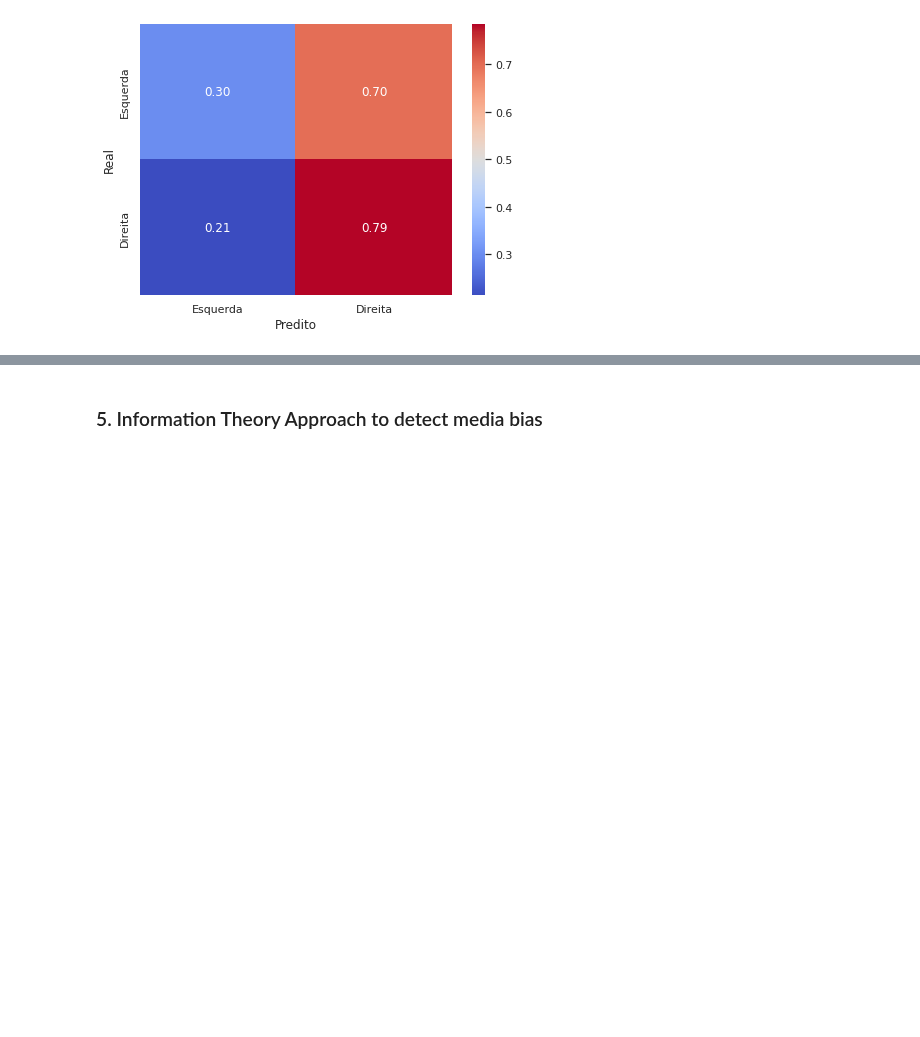
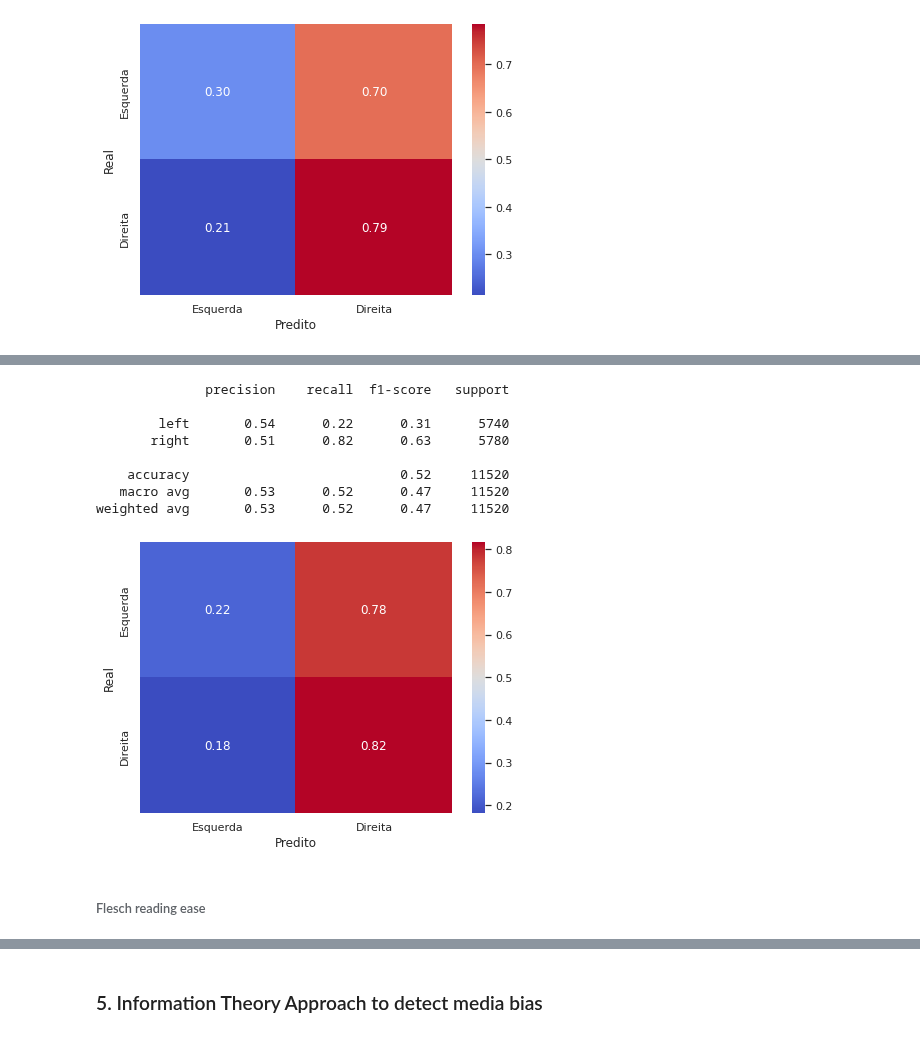
Before and after one commit to ldocarvalho/portals-bias, a Jupyter notebook: portals_bias.ipynb, the cells around one changed output, grey strips where cells are left out. Drawn from its saved outputs; the diff is of its cells as text; code cells hidden in the pictures; blank space fills up the shorter version.

Commit message:
Readability experiment with News-February dataset

```diff
--- a/portals_bias.ipynb
+++ b/portals_bias.ipynb
@@ -789,0 +792,4 @@ weighted avg       0.56      0.54      0.52      4960
+# %%
+df_readability_names = ["flesch-kincaid", "flesch-reading-ease", "dale-chall", "gunning-fog", "bias"]
+df_readability = pd.DataFrame(columns = df_readability_names)
+df_readability
@@ -789,0 +798,16 @@ weighted avg       0.56      0.54      0.52      4960
+# %%
+import textstat
+
+for value in df_news_february.values:
+  bias = ""
+  if "left" in value[3]:
+    bias = "left"
+  else:
+    bias = "right"
+  content = preprocess(value[2])
+  flesch_kincaid = textstat.flesch_kincaid_grade(content)
+  flesch_reading = textstat.flesch_reading_ease(content)
+  dale_chall = textstat.dale_chall_readability_score(content)
+  gunning_fog = textstat.gunning_fog(content)
+  df_readability = df_readability.append({"flesch-kincaid": flesch_kincaid, "flesch-reading-ease": flesch_reading, "dale-chall": dale_chall, "gunning-fog": gunning_fog, "bias": bias}, ignore_index=True)
+df_readability
@@ -789,0 +834,2 @@ weighted avg       0.56      0.54      0.52      4960
+# %%
+X_1 = df_readability.drop(['flesch-reading-ease', 'dale-chall', 'gunning-fog', 'bias'], axis=1)
@@ -789,0 +852,14 @@ weighted avg       0.56      0.54      0.52      4960
+# %%
+classification_with_svm(X_1, 'scale', 0.1, 10)
+# %% [output]
+              precision    recall  f1-score   support
+
+        left       0.54      0.22      0.31      5740
+       right       0.51      0.82      0.63      5780
+
+    accuracy                           0.52     11520
+   macro avg       0.53      0.52      0.47     11520
+weighted avg       0.53      0.52      0.47     11520
+[figure, added]
+# %% [markdown]
+###### Flesch reading ease
```
Also changed, not shown: parts of 77 cells of this notebook.
